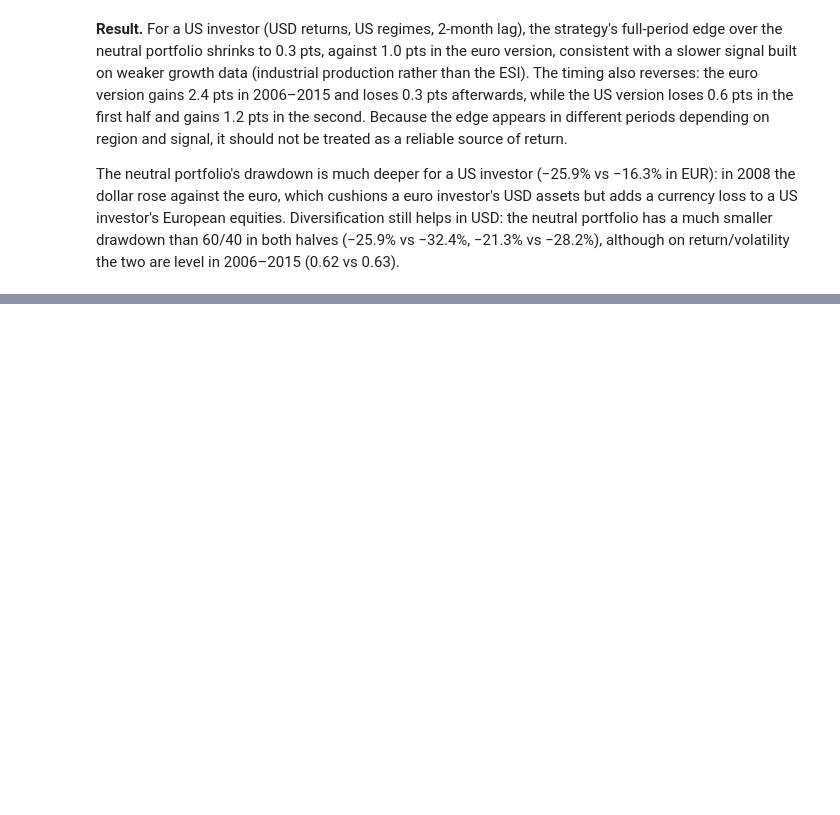
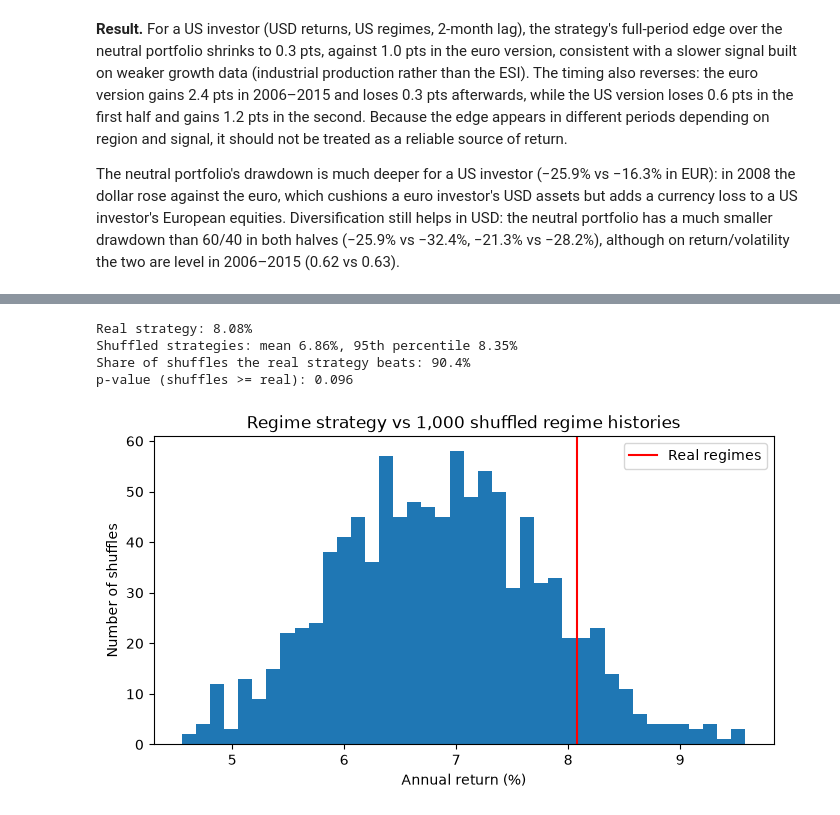
Before and after one commit to Dcobi/macro-regime-model, a Jupyter notebook: notebooks/03_backtest.ipynb, the cells around one changed output, grey strips where cells are left out. Cells and saved outputs as stored; diff of their text form; code cells hidden in the pictures; blank space fills up the shorter version.

```diff
--- a/notebooks/03_backtest.ipynb
+++ b/notebooks/03_backtest.ipynb
@@ -378,0 +467,12 @@ The neutral portfolio's drawdown is much deeper for a US investor (−25.9% vs
+# %%
+def shuffle_regimes(signal, episodes, rng):
+    order = rng.permutation(len(episodes))
+    shuffled = np.concatenate([episodes[i] for i in order])
+    return pd.Series(shuffled, index=signal.index, name=signal.name)
+
+rng = np.random.default_rng(42)
+test = shuffle_regimes(signal, episodes, rng)
+
+print(test.value_counts())
+print()
+print(pd.DataFrame({"Real": signal, "Shuffled": test}).head(12))
@@ -378,0 +500,35 @@ The neutral portfolio's drawdown is much deeper for a US investor (−25.9% vs
+# %%
+def annual_return(r):
+    return ((1 + r).prod() ** (12 / len(r)) - 1) * 100
+
+real = annual_return(results["Regime strategy"].loc[excess.index])
+
+rng = np.random.default_rng(42)
+perm = []
+
+for i in range(1_000):
+    shuffled_signal = shuffle_regimes(signal, episodes, rng)
+    net, _, _ = backtest(returns_eur, shuffled_signal, regime_weights)
+    perm.append(annual_return(net.loc[excess.index]))
+
+perm = np.array(perm)
+
+print(f"Real strategy: {real:.2f}%")
+print(f"Shuffled strategies: mean {perm.mean():.2f}%, 95th percentile {np.percentile(perm, 95):.2f}%")
+print(f"Share of shuffles the real strategy beats: {(perm < real).mean():.1%}")
+print(f"p-value (shuffles >= real): {(perm >= real).mean():.3f}")
+
+fig, ax = plt.subplots(figsize=(8, 4))
+ax.hist(perm, bins=40)
+ax.axvline(real, color="red", label="Real regimes")
+ax.set_xlabel("Annual return (%)")
+ax.set_ylabel("Number of shuffles")
+ax.set_title("Regime strategy vs 1,000 shuffled regime histories")
+ax.legend()
+plt.show()
+# %% [output]
+Real strategy: 8.08%
+Shuffled strategies: mean 6.86%, 95th percentile 8.35%
+Share of shuffles the real strategy beats: 90.4%
+p-value (shuffles >= real): 0.096
+[figure, added]
```
Also changed, not shown: parts of 16 cells of this notebook.
